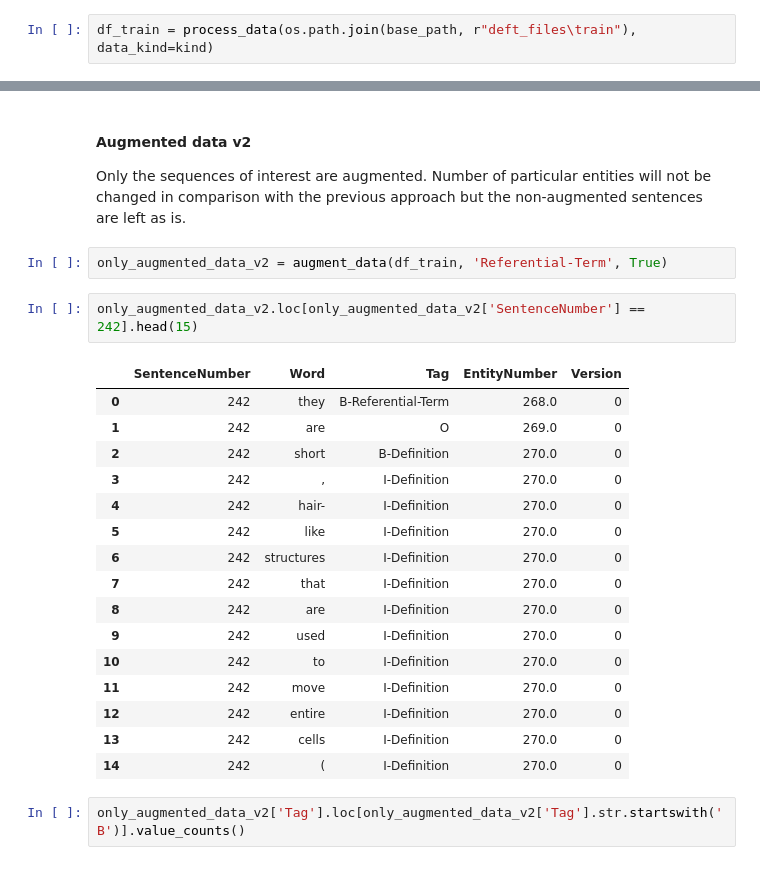
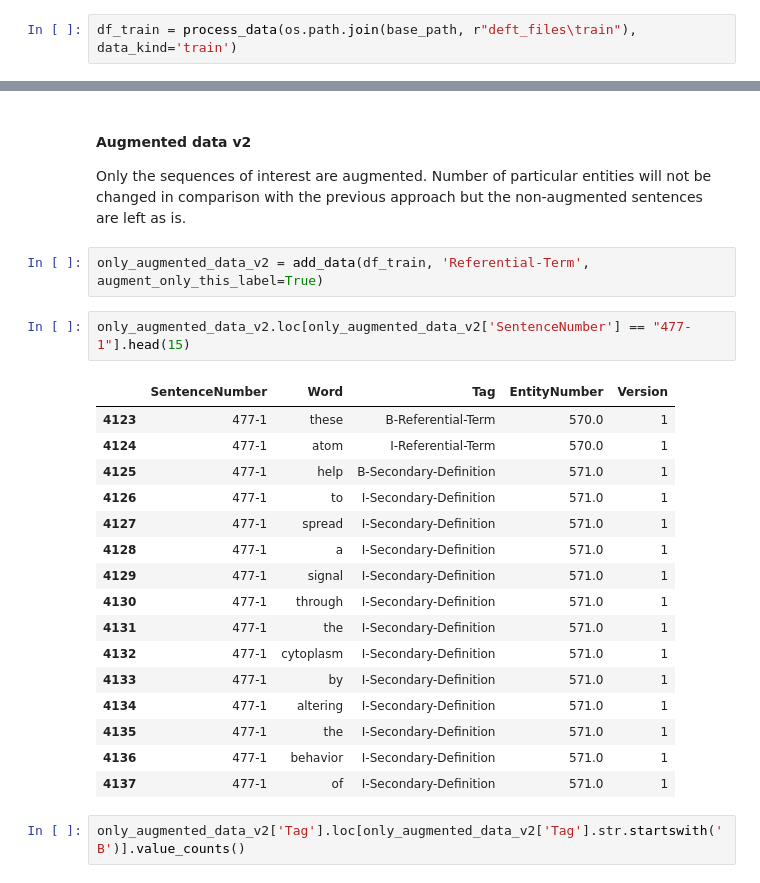
Before and after one commit to Hasosh/DeftEval-2020, a Jupyter notebook: data_process.ipynb, the cells around one changed output, grey strips where cells are left out. Drawn from its saved outputs; the diff is of its cells as text.

Commit message:
data update

```diff
--- a/data_process.ipynb
+++ b/data_process.ipynb
@@ -188,7 +188,7 @@ A drawback is that the sentences lose interpunction and upper letters.
 # %% [markdown]
 #### Main part
 # %%
-df_train = process_data(os.path.join(base_path, r"deft_files\train"), data_kind=kind)
+df_train = process_data(os.path.join(base_path, r"deft_files\train"), data_kind='train')
 # %% [output]
 Tracking Progress: Current File Number / Total Files
 1 / 80, 2 / 80, 3 / 80, 4 / 80, 5 / 80, 6 / 80, 7 / 80, 8 / 80, 9 / 80, 10 / 80, 11 / 80, 12 / 80, 13 / 80, 14 / 80, 15 / 80, 16 / 80, 17 / 80, 18 / 80, 19 / 80, 20 / 80, 21 / 80, 22 / 80, 23 / 80, 24 ...
@@ -340,26 +378,26 @@ Name: Tag, dtype: int64
 ####  Augmented data v2
 Only the sequences of interest are augmented. Number of particular entities will not be changed in comparison with the previous approach but the non-augmented sentences are left as is.
 # %%
-only_augmented_data_v2 = augment_data(df_train, 'Referential-Term', True)
+only_augmented_data_v2 = add_data(df_train, 'Referential-Term', augment_only_this_label=True)
 # %%
-only_augmented_data_v2.loc[only_augmented_data_v2['SentenceNumber'] == 242].head(15)
+only_augmented_data_v2.loc[only_augmented_data_v2['SentenceNumber'] == "477-1"].head(15)
 # %% [output]
 |  | SentenceNumber | Word | Tag | EntityNumber | Version |
-| 0 | 242 | they | B-Referential-Term | 268.0 | 0 |
-| 1 | 242 | are | O | 269.0 | 0 |
-| 2 | 242 | short | B-Definition | 270.0 | 0 |
-| 3 | 242 | , | I-Definition | 270.0 | 0 |
-| 4 | 242 | hair- | I-Definition | 270.0 | 0 |
-| 5 | 242 | like | I-Definition | 270.0 | 0 |
-| 6 | 242 | structures | I-Definition | 270.0 | 0 |
-| 7 | 242 | that | I-Definition | 270.0 | 0 |
-| 8 | 242 | are | I-Definition | 270.0 | 0 |
-| 9 | 242 | used | I-Definition | 270.0 | 0 |
-| 10 | 242 | to | I-Definition | 270.0 | 0 |
-| 11 | 242 | move | I-Definition | 270.0 | 0 |
-| 12 | 242 | entire | I-Definition | 270.0 | 0 |
-| 13 | 242 | cells | I-Definition | 270.0 | 0 |
-| 14 | 242 | ( | I-Definition | 270.0 | 0 |
+| 4123 | 477-1 | these | B-Referential-Term | 570.0 | 1 |
+| 4124 | 477-1 | atom | I-Referential-Term | 570.0 | 1 |
+| 4125 | 477-1 | help | B-Secondary-Definition | 571.0 | 1 |
+| 4126 | 477-1 | to | I-Secondary-Definition | 571.0 | 1 |
+| 4127 | 477-1 | spread | I-Secondary-Definition | 571.0 | 1 |
+| 4128 | 477-1 | a | I-Secondary-Definition | 571.0 | 1 |
+| 4129 | 477-1 | signal | I-Secondary-Definition | 571.0 | 1 |
+| 4130 | 477-1 | through | I-Secondary-Definition | 571.0 | 1 |
+| 4131 | 477-1 | the | I-Secondary-Definition | 571.0 | 1 |
+| 4132 | 477-1 | cytoplasm | I-Secondary-Definition | 571.0 | 1 |
+| 4133 | 477-1 | by | I-Secondary-Definition | 571.0 | 1 |
+| 4134 | 477-1 | altering | I-Secondary-Definition | 571.0 | 1 |
+| 4135 | 477-1 | the | I-Secondary-Definition | 571.0 | 1 |
+| 4136 | 477-1 | behavior | I-Secondary-Definition | 571.0 | 1 |
+| 4137 | 477-1 | of | I-Secondary-Definition | 571.0 | 1 |
 # %%
 only_augmented_data_v2['Tag'].loc[only_augmented_data_v2['Tag'].str.startswith('B')].value_counts()
 # %% [output]
```
Also changed, not shown: parts of 12 cells of this notebook, 2 other files.
